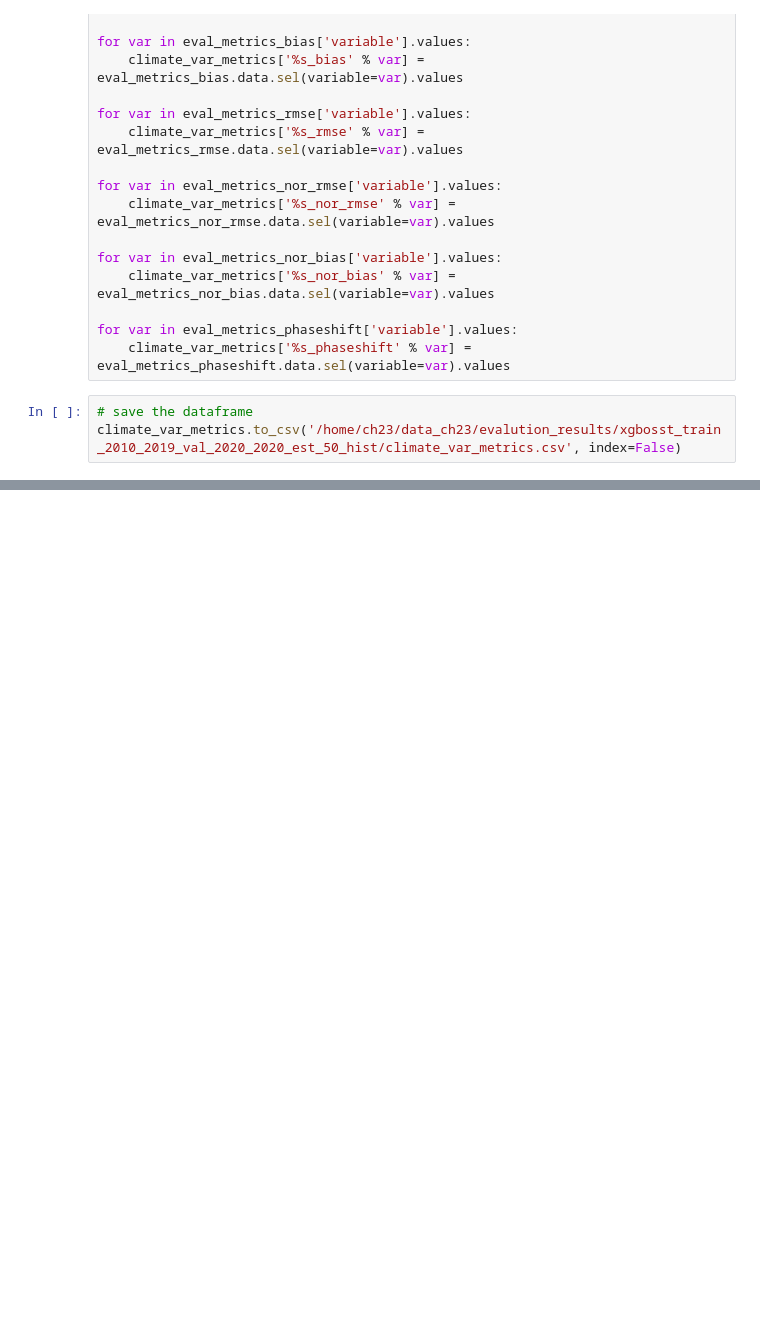
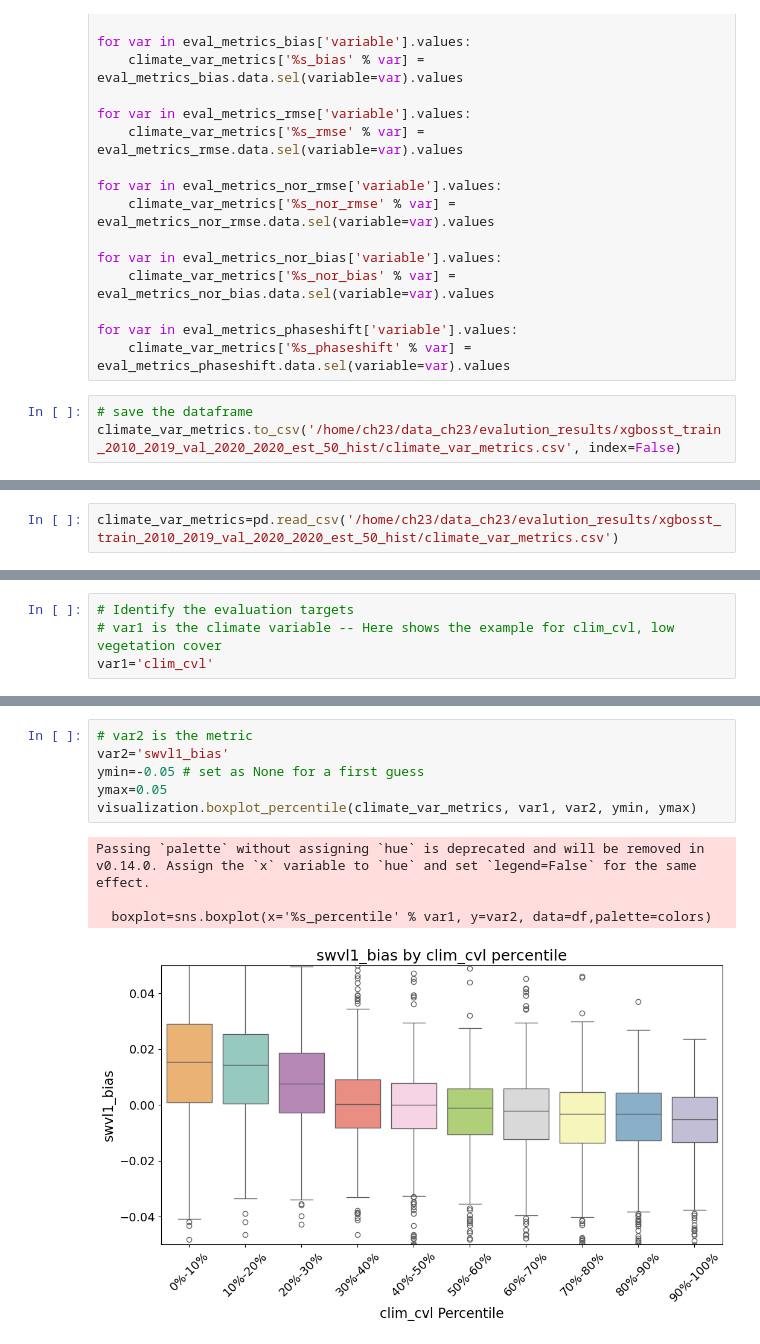
Before and after one commit to ECMWFCode4Earth/ML-BEES, a Jupyter notebook: ML-BEES-eval/spatial_condition.ipynb, the cells around one changed output, grey strips where cells are left out. Drawn from its saved outputs; the diff is of its cells as text; blank space fills up the shorter version.

Commit message:
update spatial conditioning visualization and workflow

```diff
--- a/ML-BEES-eval/spatial_condition.ipynb
+++ b/ML-BEES-eval/spatial_condition.ipynb
@@ -79,0 +80,2 @@ climate_var_metrics.to_csv('/home/ch23/data_ch23/evalution_results/xgbosst_train
+# %%
+climate_var_metrics=pd.read_csv('/home/ch23/data_ch23/evalution_results/xgbosst_train_2010_2019_val_2020_2020_est_50_hist/climate_var_metrics.csv')
@@ -79,0 +105,4 @@ climate_var_metrics.to_csv('/home/ch23/data_ch23/evalution_results/xgbosst_train
+# %%
+# Identify the evaluation targets
+# var1 is the climate variable -- Here shows the example for clim_cvl, low vegetation cover
+var1='clim_cvl'
@@ -79,0 +116,11 @@ climate_var_metrics.to_csv('/home/ch23/data_ch23/evalution_results/xgbosst_train
+# %%
+# var2 is the metric
+var2='swvl1_bias'
+ymin=-0.05 # set as None for a first guess
+ymax=0.05
+visualization.boxplot_percentile(climate_var_metrics, var1, var2, ymin, ymax)
+# %% [output]
+Passing `palette` without assigning `hue` is deprecated and will be removed in v0.14.0. Assign the `x` variable to `hue` and set `legend=False` for the same effect.
+
+  boxplot=sns.boxplot(x='%s_percentile' % var1, y=var2, data=df,palette=colors)
+[figure, added]
```
Also changed, not shown: parts of 19 cells of this notebook, 1 other file.
